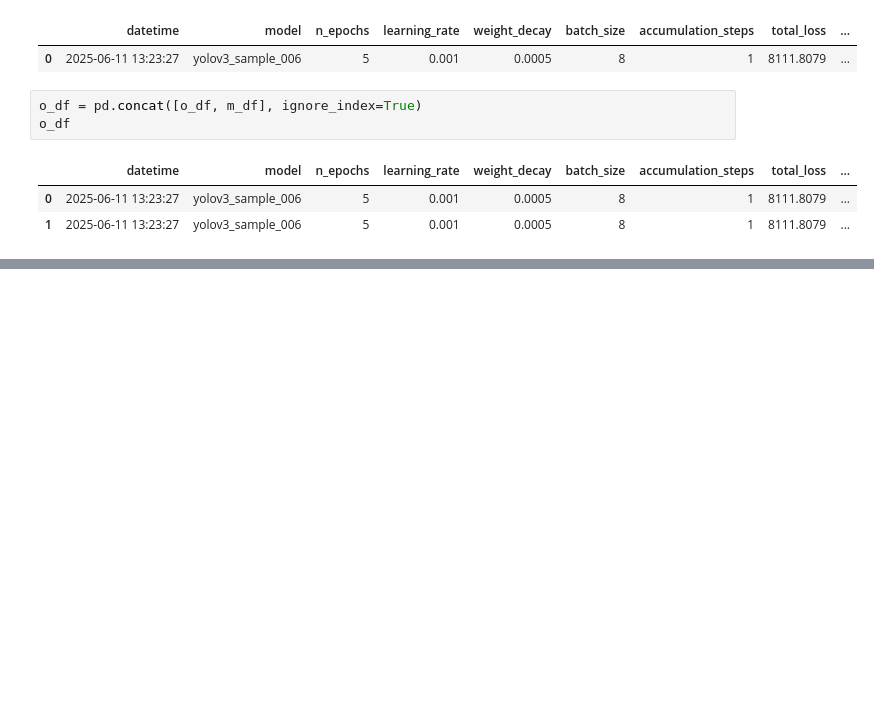
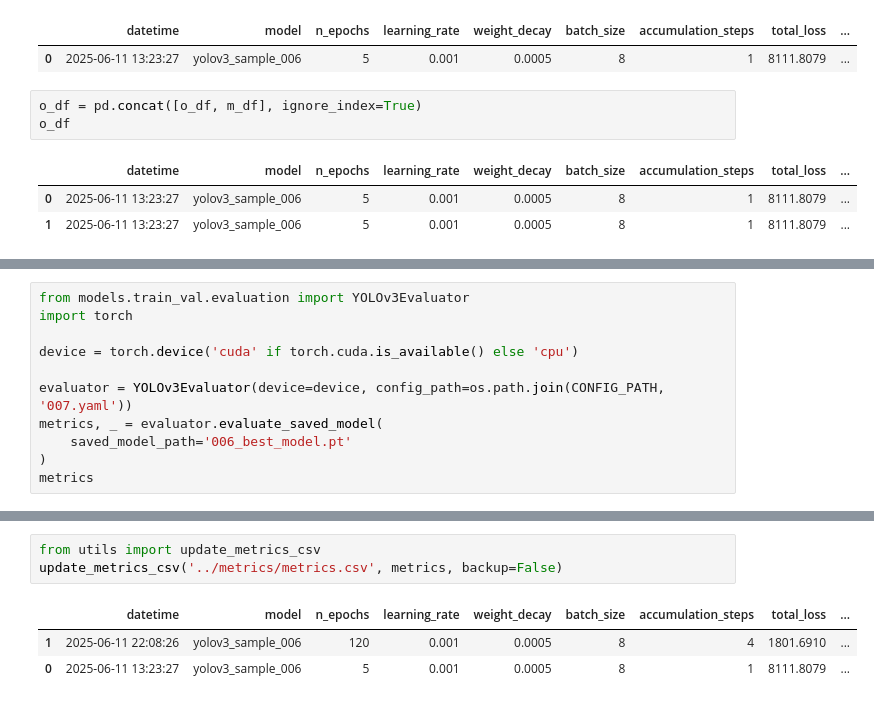
Before and after one commit to automatedtomato/sar_yolo, a Jupyter notebook: notebooks/0003_drive_test.ipynb, the cells around one changed output, grey strips where cells are left out. Saved outputs shown, nothing was run; the diff lists cells and outputs as text; blank space fills up the shorter version.

Commit message:
fix: evaluation logic

```diff
--- a/notebooks/0003_drive_test.ipynb
+++ b/notebooks/0003_drive_test.ipynb
@@ -196,0 +245,11 @@ o_df
+# %%
+from models.train_val.evaluation import YOLOv3Evaluator
+import torch
+
+device = torch.device('cuda' if torch.cuda.is_available() else 'cpu')
+
+evaluator = YOLOv3Evaluator(device=device, config_path=os.path.join(CONFIG_PATH, '007.yaml'))
+metrics, _ = evaluator.evaluate_saved_model(
+    saved_model_path='006_best_model.pt'
+)
+metrics
@@ -196,0 +286,7 @@ o_df
+# %%
+from utils import update_metrics_csv
+update_metrics_csv('../metrics/metrics.csv', metrics, backup=False)
+# %% [output]
+|  | datetime | model | n_epochs | learning_rate | weight_decay | batch_size | accumulation_steps | total_loss | ... |
+| 1 | 2025-06-11 22:08:26 | yolov3_sample_006 | 120 | 0.001 | 0.0005 | 8 | 4 | 1801.6910 | ... |
+| 0 | 2025-06-11 13:23:27 | yolov3_sample_006 | 5 | 0.001 | 0.0005 | 8 | 1 | 8111.8079 | ... |
```
Also changed, not shown: parts of 6 cells of this notebook, 5 other files.
